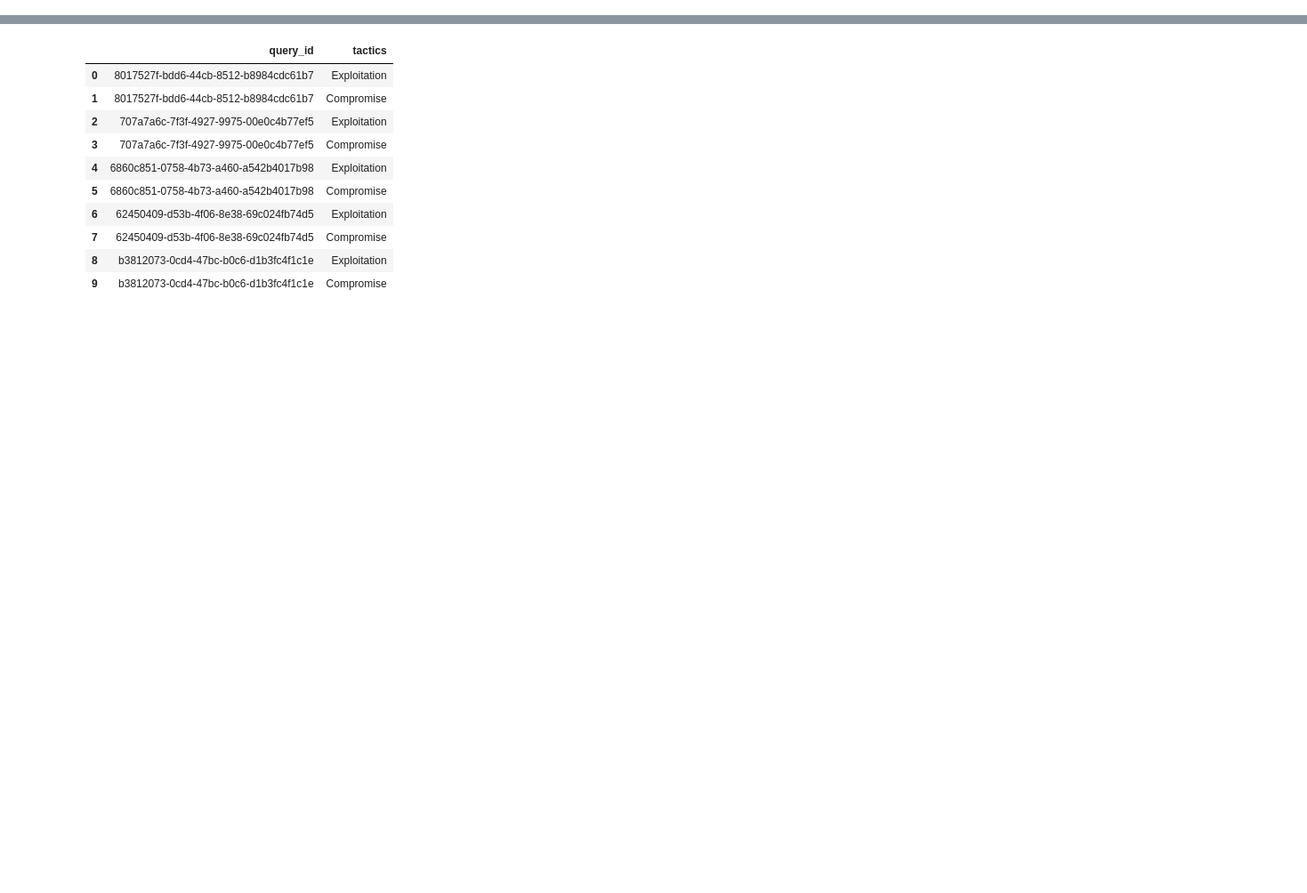
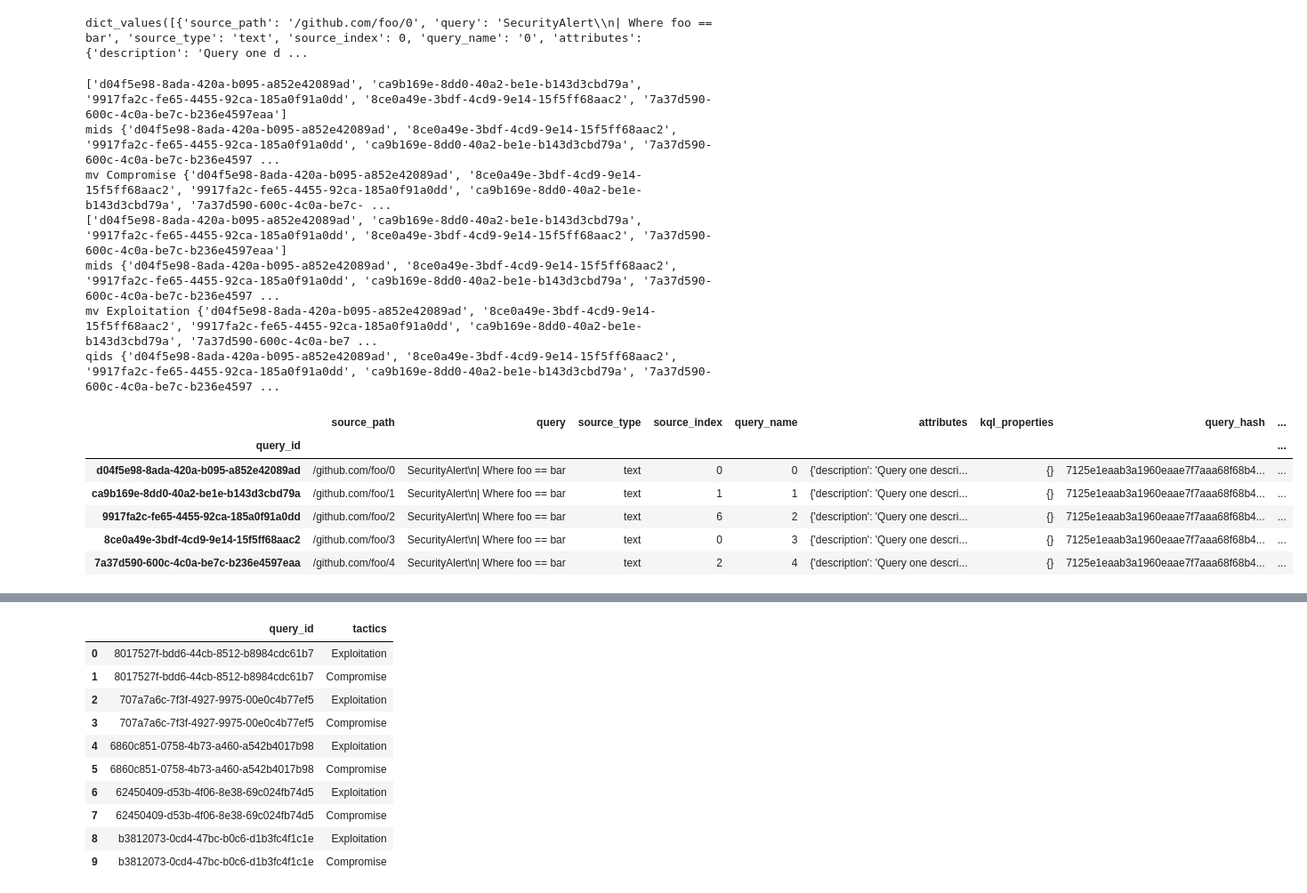
Before and after one commit to microsoft/kql-query-store, a Jupyter notebook: dev-notebooks/db_pandas_store.ipynb, the cells around one changed output, grey strips where cells are left out. Shown at 89% size. Drawn from its saved outputs; the diff is of its cells as text; code cells hidden in the pictures; blank space fills up the shorter version.

```diff
--- a/dev-notebooks/db_pandas_store.ipynb
+++ b/dev-notebooks/db_pandas_store.ipynb
@@ -145,0 +232,46 @@ SyntaxError: invalid syntax (2955833280.py, line 61)
+# %%
+ds._data_df.to_dict(orient="index").values()
+# %% [output]
+dict_values([{'source_path': '/github.com/foo/0', 'query': 'SecurityAlert\\n| Where foo == bar', 'source_type': 'text', 'source_index': 0, 'query_name': '0', 'attributes': {'description': 'Query one d ...
+# %%
+arg_name = "tactics"
+arg_expr = ["Compromise", "Exploitation"]
+criteria = True
+# query_ids = ds._indexes[arg_name][ds._indexes[arg_name].index.isin(arg_expr)]
+# criteria &= (ds._data_df.index.isin(query_ids["query_id"].values))
+# print(criteria)
+# query_ids
+# query_ids["query_id"].values
+# ds._data_df.columns
+
+if isinstance(arg_expr, list) and arg_name in ds._indexes:
+    query_ids = None
+    attr_criteria = True
+    for match_value in arg_expr:
+        print(list(ds._indexes[arg_name][ds._indexes[arg_name].index == match_value]["query_id"].values))
+        matched_ids = set(ds._indexes[arg_name][ds._indexes[arg_name].index == match_value]["query_id"].values)
+        print("mids", matched_ids)
+        query_ids = matched_ids if query_ids is None else matched_ids & query_ids
+        print("mv", match_value, query_ids)
+    # query_ids = ds._indexes[arg_name][attr_criteria]
+    print("qids", query_ids)
+    criteria &= (ds._data_df.index.isin(query_ids))
+
+ds._data_df[criteria]
+query_ids
+ds._data_df[ds._data_df.index.isin(query_ids)]
+# %% [output]
+['d04f5e98-8ada-420a-b095-a852e42089ad', 'ca9b169e-8dd0-40a2-be1e-b143d3cbd79a', '9917fa2c-fe65-4455-92ca-185a0f91a0dd', '8ce0a49e-3bdf-4cd9-9e14-15f5ff68aac2', '7a37d590-600c-4c0a-be7c-b236e4597eaa']
+mids {'d04f5e98-8ada-420a-b095-a852e42089ad', '8ce0a49e-3bdf-4cd9-9e14-15f5ff68aac2', '9917fa2c-fe65-4455-92ca-185a0f91a0dd', 'ca9b169e-8dd0-40a2-be1e-b143d3cbd79a', '7a37d590-600c-4c0a-be7c-b236e4597 ...
+mv Compromise {'d04f5e98-8ada-420a-b095-a852e42089ad', '8ce0a49e-3bdf-4cd9-9e14-15f5ff68aac2', '9917fa2c-fe65-4455-92ca-185a0f91a0dd', 'ca9b169e-8dd0-40a2-be1e-b143d3cbd79a', '7a37d590-600c-4c0a-be7c- ...
+['d04f5e98-8ada-420a-b095-a852e42089ad', 'ca9b169e-8dd0-40a2-be1e-b143d3cbd79a', '9917fa2c-fe65-4455-92ca-185a0f91a0dd', '8ce0a49e-3bdf-4cd9-9e14-15f5ff68aac2', '7a37d590-600c-4c0a-be7c-b236e4597eaa']
+mids {'d04f5e98-8ada-420a-b095-a852e42089ad', '8ce0a49e-3bdf-4cd9-9e14-15f5ff68aac2', '9917fa2c-fe65-4455-92ca-185a0f91a0dd', 'ca9b169e-8dd0-40a2-be1e-b143d3cbd79a', '7a37d590-600c-4c0a-be7c-b236e4597 ...
+mv Exploitation {'d04f5e98-8ada-420a-b095-a852e42089ad', '8ce0a49e-3bdf-4cd9-9e14-15f5ff68aac2', '9917fa2c-fe65-4455-92ca-185a0f91a0dd', 'ca9b169e-8dd0-40a2-be1e-b143d3cbd79a', '7a37d590-600c-4c0a-be7 ...
+qids {'d04f5e98-8ada-420a-b095-a852e42089ad', '8ce0a49e-3bdf-4cd9-9e14-15f5ff68aac2', '9917fa2c-fe65-4455-92ca-185a0f91a0dd', 'ca9b169e-8dd0-40a2-be1e-b143d3cbd79a', '7a37d590-600c-4c0a-be7c-b236e4597 ...
+|  | source_path | query | source_type | source_index | query_name | attributes | kql_properties | query_hash | ... |
+| query_id |  |  |  |  |  |  |  |  | ... |
+| d04f5e98-8ada-420a-b095-a852e42089ad | /github.com/foo/0 | SecurityAlert\n| Where foo == bar | text | 0 | 0 | {'description': 'Query one descri... | {} | 7125e1eaab3a1960eaae7f7aaa68f68b4... | ... |
+| ca9b169e-8dd0-40a2-be1e-b143d3cbd79a | /github.com/foo/1 | SecurityAlert\n| Where foo == bar | text | 1 | 1 | {'description': 'Query one descri... | {} | 7125e1eaab3a1960eaae7f7aaa68f68b4... | ... |
+| 9917fa2c-fe65-4455-92ca-185a0f91a0dd | /github.com/foo/2 | SecurityAlert\n| Where foo == bar | text | 6 | 2 | {'description': 'Query one descri... | {} | 7125e1eaab3a1960eaae7f7aaa68f68b4... | ... |
+| 8ce0a49e-3bdf-4cd9-9e14-15f5ff68aac2 | /github.com/foo/3 | SecurityAlert\n| Where foo == bar | text | 0 | 3 | {'description': 'Query one descri... | {} | 7125e1eaab3a1960eaae7f7aaa68f68b4... | ... |
+| 7a37d590-600c-4c0a-be7c-b236e4597eaa | /github.com/foo/4 | SecurityAlert\n| Where foo == bar | text | 2 | 4 | {'description': 'Query one descri... | {} | 7125e1eaab3a1960eaae7f7aaa68f68b4... | ... |
```
Also changed, not shown: parts of 7 cells of this notebook, 2 other files.
